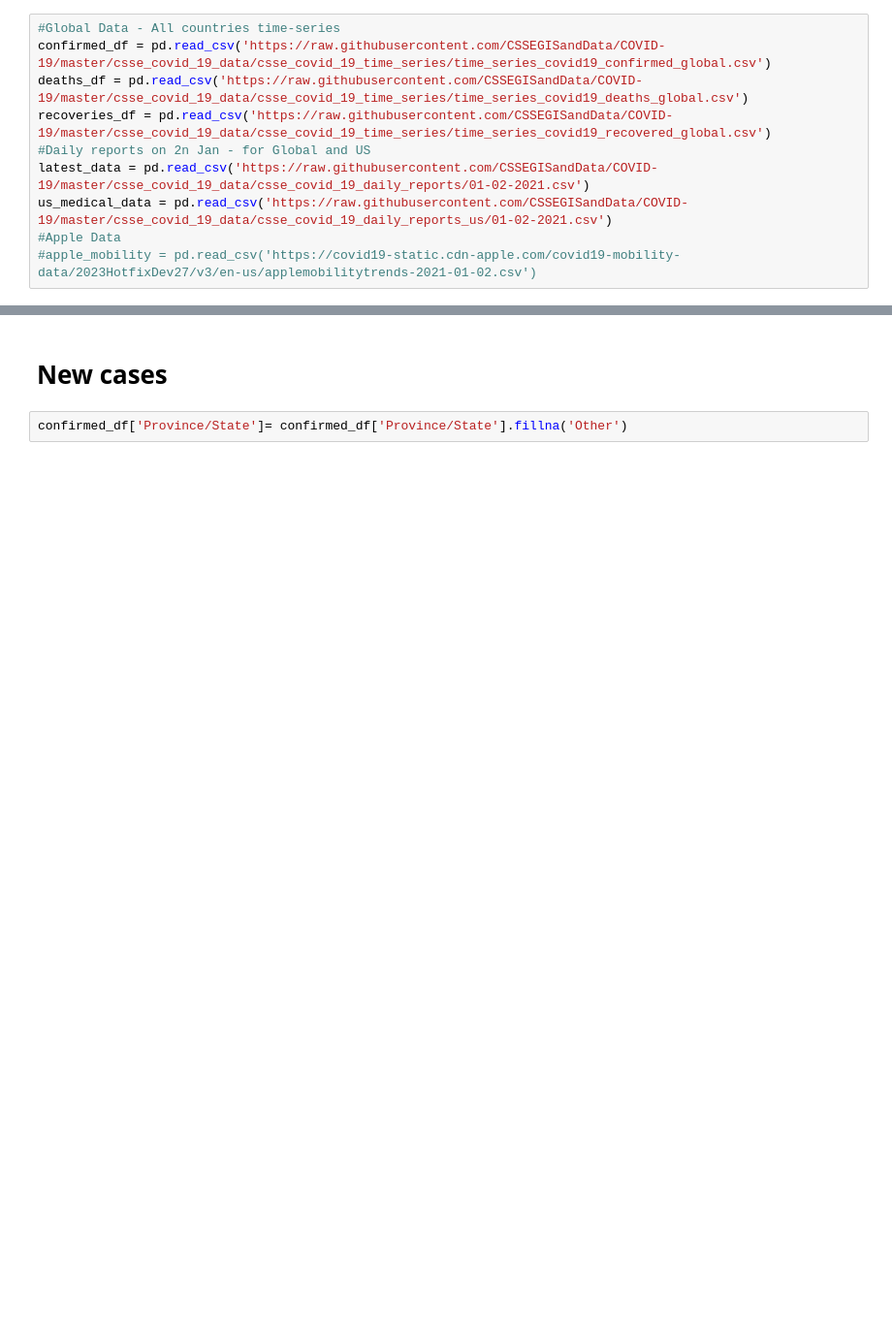
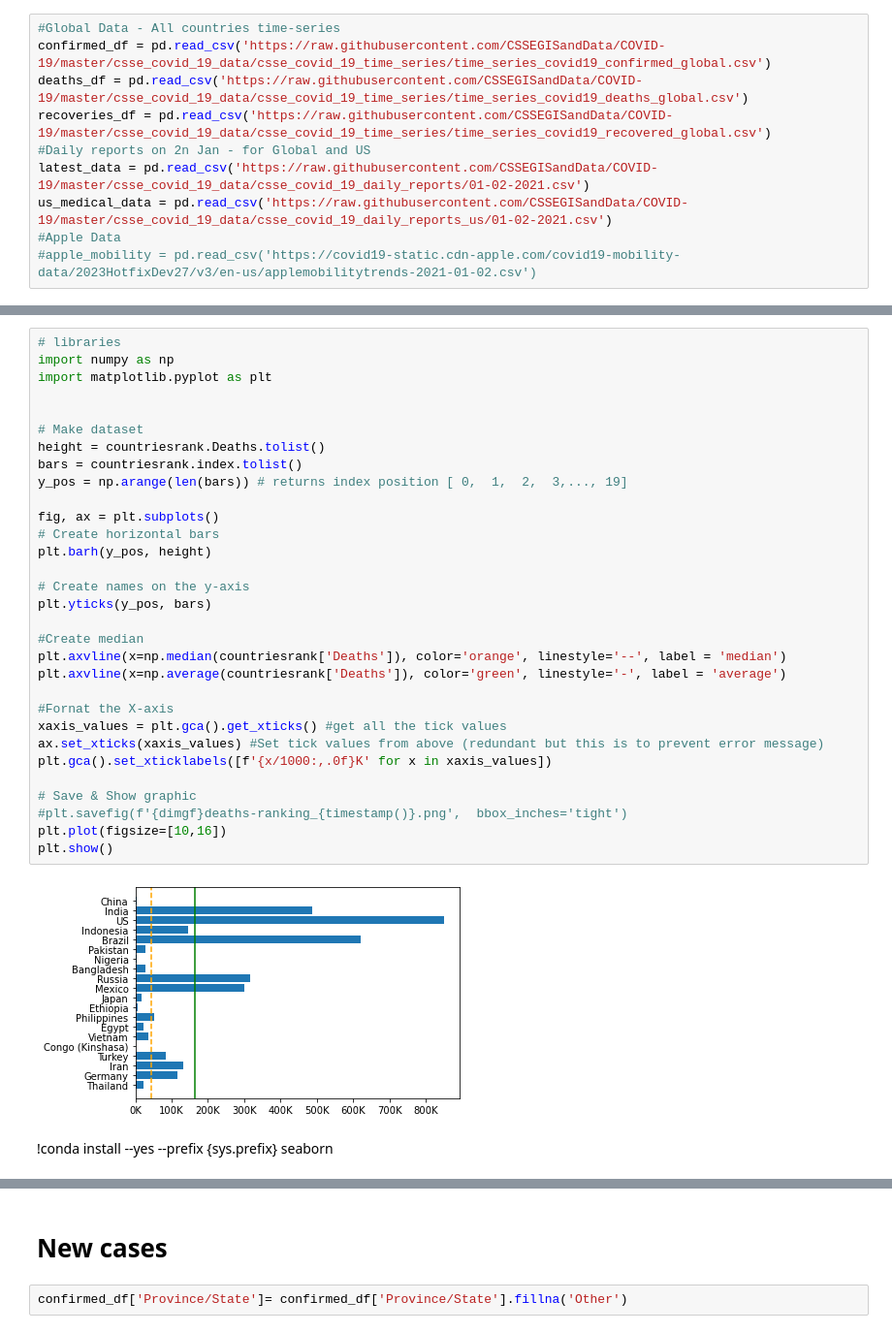
Before and after one commit to nhathiep/covid, a Jupyter notebook: covid19.ipynb, the cells around one changed output, grey strips where cells are left out. Shown at 97% size. Cells and saved outputs as stored; diff of their text form; blank space fills up the shorter version.

```diff
--- a/covid19.ipynb
+++ b/covid19.ipynb
@@ -217,0 +278,35 @@ Loading BokehJS ...
+# %%
+# libraries
+import numpy as np
+import matplotlib.pyplot as plt
+
+
+# Make dataset
+height = countriesrank.Deaths.tolist()
+bars = countriesrank.index.tolist()
+y_pos = np.arange(len(bars)) # returns index position [ 0,  1,  2,  3,..., 19]
+
+fig, ax = plt.subplots()
+# Create horizontal bars
+plt.barh(y_pos, height)
+
+# Create names on the y-axis
+plt.yticks(y_pos, bars)
+
+#Create median
+plt.axvline(x=np.median(countriesrank['Deaths']), color='orange', linestyle='--', label = 'median')
+plt.axvline(x=np.average(countriesrank['Deaths']), color='green', linestyle='-', label = 'average')
+
+#Fornat the X-axis
+xaxis_values = plt.gca().get_xticks() #get all the tick values
+ax.set_xticks(xaxis_values) #Set tick values from above (redundant but this is to prevent error message)
+plt.gca().set_xticklabels([f'{x/1000:,.0f}K' for x in xaxis_values])
+
+# Save & Show graphic
+#plt.savefig(f'{dimgf}deaths-ranking_{timestamp()}.png',  bbox_inches='tight')
+plt.plot(figsize=[10,16])
+plt.show()
+# %% [output]
+[figure, added]
+# %% [markdown]
+!conda install --yes --prefix {sys.prefix} seaborn
```
Also changed, not shown: parts of 119 cells of this notebook, 5 other files.
